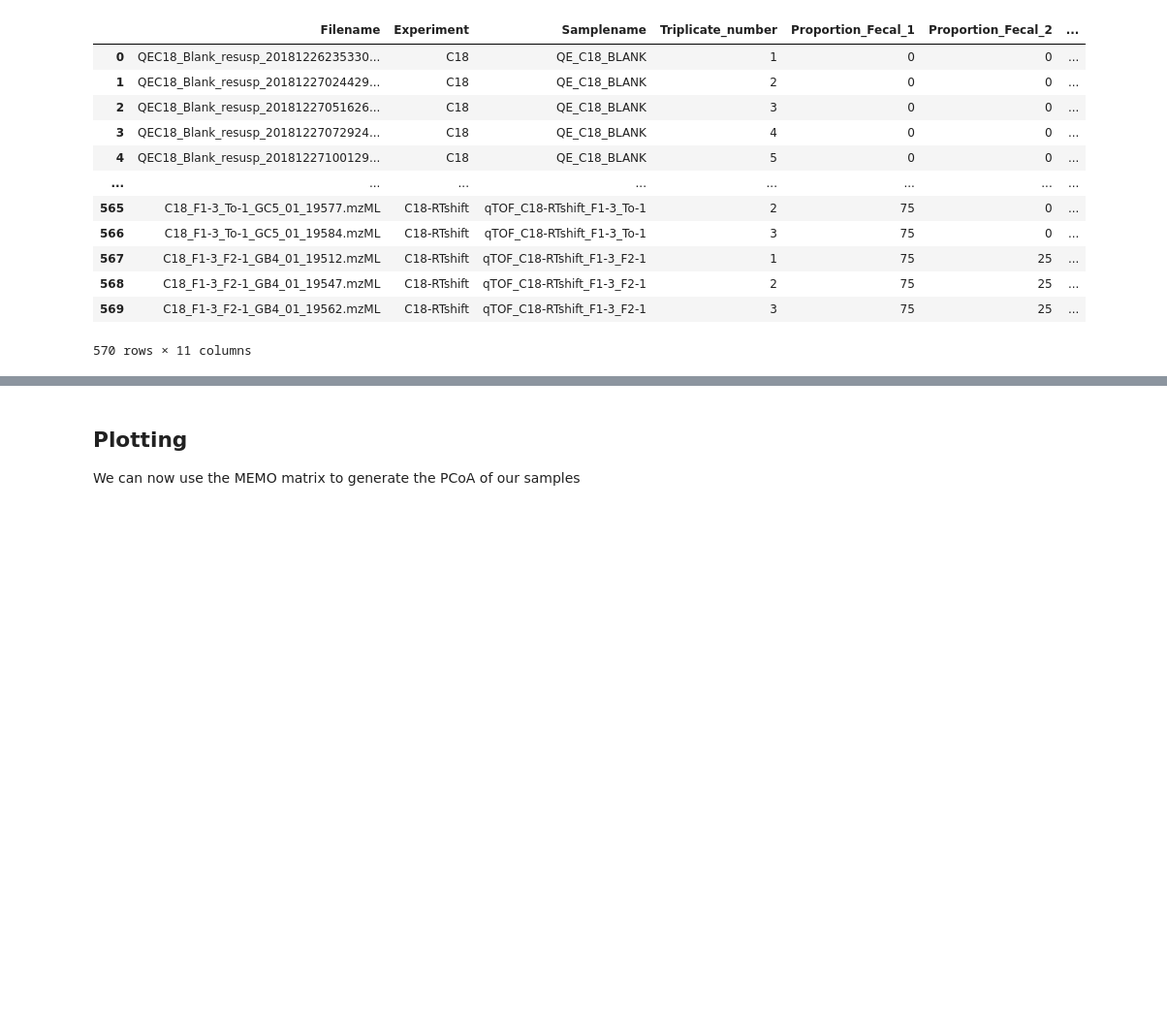
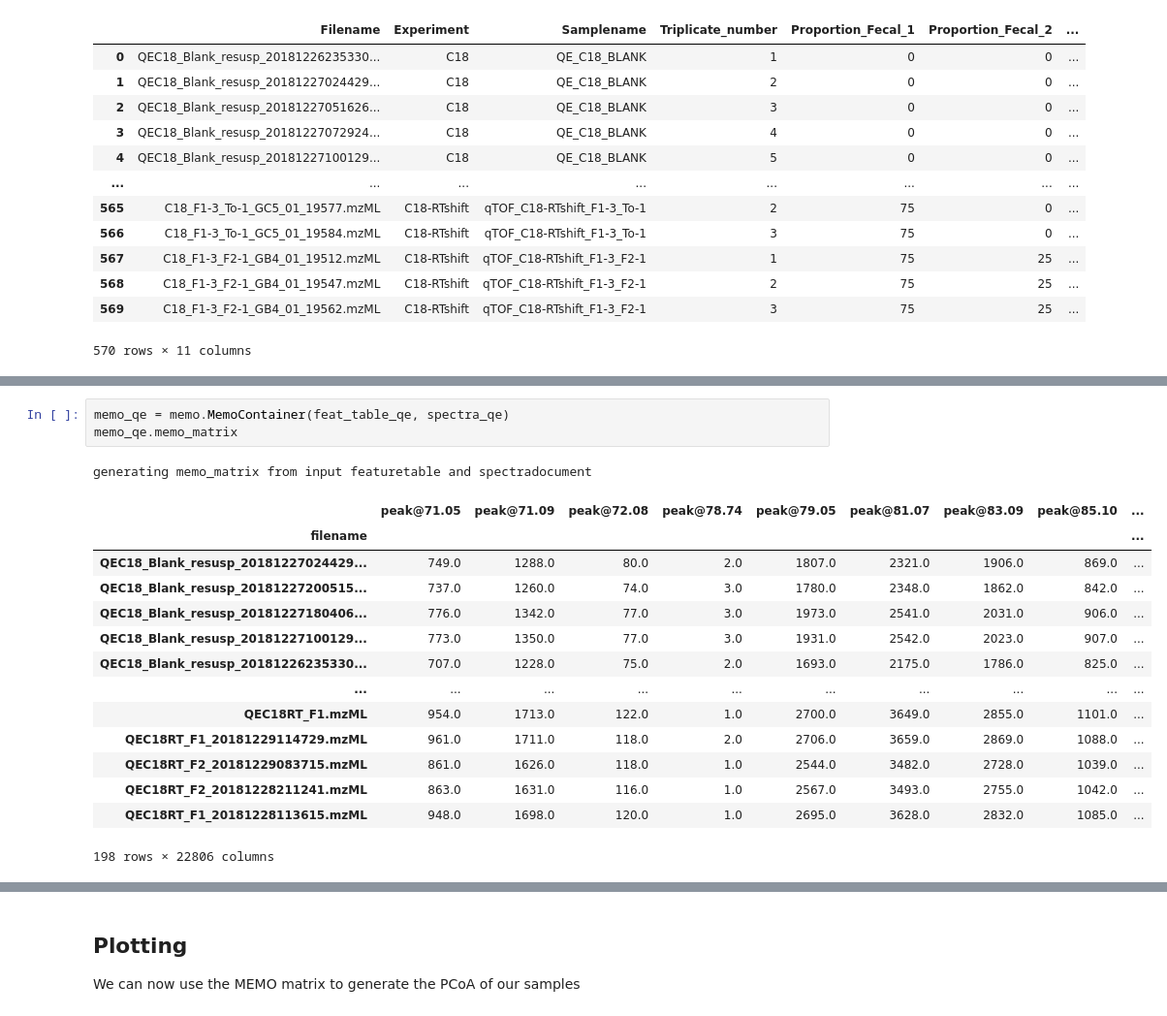
Before and after one commit to mandelbrot-project/memo, a Jupyter notebook: tutorial_memo.ipynb, the cells around one changed output, grey strips where cells are left out. Shown at 97% size. Saved outputs shown, nothing was run; the diff lists cells and outputs as text; blank space fills up the shorter version.

```diff
--- a/tutorial_memo.ipynb
+++ b/tutorial_memo.ipynb
@@ -160,0 +115,19 @@ memo_matrix_filtered
+# %%
+memo_qe = memo.MemoContainer(feat_table_qe, spectra_qe)
+memo_qe.memo_matrix
+# %% [output]
+generating memo_matrix from input featuretable and spectradocument
+|  | peak@71.05 | peak@71.09 | peak@72.08 | peak@78.74 | peak@79.05 | peak@81.07 | peak@83.09 | peak@85.10 | ... |
+| filename |  |  |  |  |  |  |  |  | ... |
+| QEC18_Blank_resusp_20181227024429... | 749.0 | 1288.0 | 80.0 | 2.0 | 1807.0 | 2321.0 | 1906.0 | 869.0 | ... |
+| QEC18_Blank_resusp_20181227200515... | 737.0 | 1260.0 | 74.0 | 3.0 | 1780.0 | 2348.0 | 1862.0 | 842.0 | ... |
+| QEC18_Blank_resusp_20181227180406... | 776.0 | 1342.0 | 77.0 | 3.0 | 1973.0 | 2541.0 | 2031.0 | 906.0 | ... |
+| QEC18_Blank_resusp_20181227100129... | 773.0 | 1350.0 | 77.0 | 3.0 | 1931.0 | 2542.0 | 2023.0 | 907.0 | ... |
+| QEC18_Blank_resusp_20181226235330... | 707.0 | 1228.0 | 75.0 | 2.0 | 1693.0 | 2175.0 | 1786.0 | 825.0 | ... |
+| ... | ... | ... | ... | ... | ... | ... | ... | ... | ... |
+| QEC18RT_F1.mzML | 954.0 | 1713.0 | 122.0 | 1.0 | 2700.0 | 3649.0 | 2855.0 | 1101.0 | ... |
+| QEC18RT_F1_20181229114729.mzML | 961.0 | 1711.0 | 118.0 | 2.0 | 2706.0 | 3659.0 | 2869.0 | 1088.0 | ... |
+| QEC18RT_F2_20181229083715.mzML | 861.0 | 1626.0 | 118.0 | 1.0 | 2544.0 | 3482.0 | 2728.0 | 1039.0 | ... |
+| QEC18RT_F2_20181228211241.mzML | 863.0 | 1631.0 | 116.0 | 1.0 | 2567.0 | 3493.0 | 2755.0 | 1042.0 | ... |
+| QEC18RT_F1_20181228113615.mzML | 948.0 | 1698.0 | 120.0 | 1.0 | 2695.0 | 3628.0 | 2832.0 | 1085.0 | ... |
+198 rows × 22806 columns
```
Also changed, not shown: parts of 28 cells of this notebook, 9 other files.
